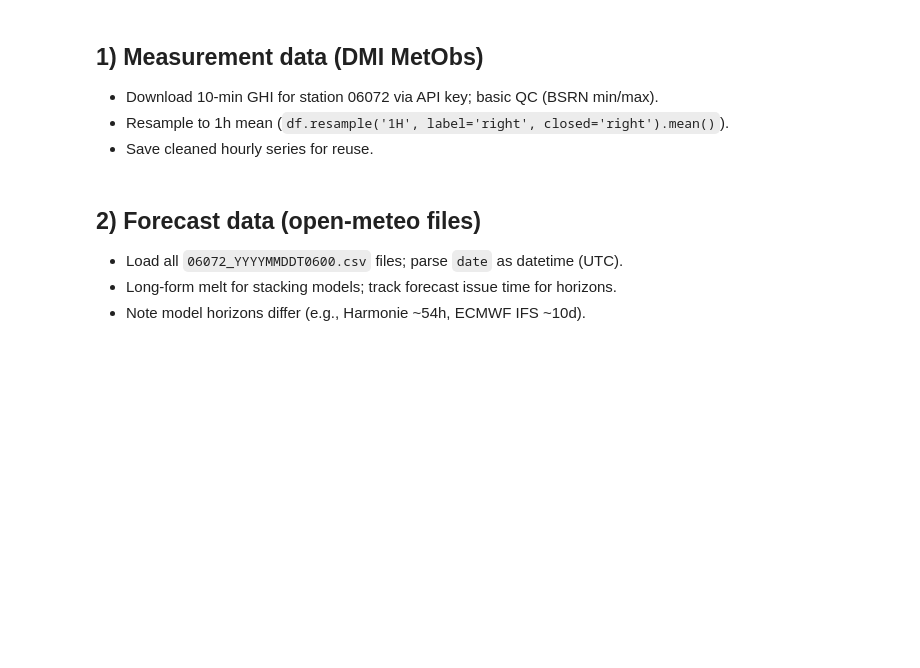
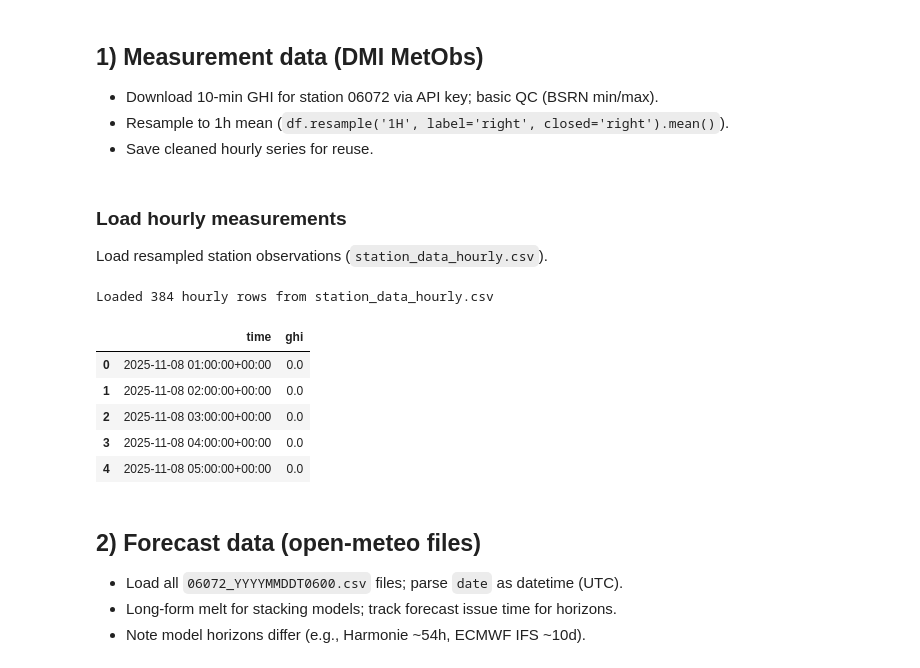
Before and after one commit to Louis2308/Solar-poster, a Jupyter notebook: Forcast_Comparison.ipynb, the cells around one changed output. Saved outputs shown, nothing was run; the diff lists cells and outputs as text; code cells hidden in the pictures; blank space fills up the shorter version.

```diff
--- a/Forcast_Comparison.ipynb
+++ b/Forcast_Comparison.ipynb
@@ -14,6 +14,25 @@
 - Download 10-min GHI for station 06072 via API key; basic QC (BSRN min/max).
 - Resample to 1h mean (`df.resample('1H', label='right', closed='right').mean()`).
 - Save cleaned hourly series for reuse.
+# %% [markdown]
+
+### Load hourly measurements
+Load resampled station observations (`station_data_hourly.csv`).
+# %%
+
+obs_path = Path('station_data_hourly.csv')
+obs_hourly = pd.read_csv(obs_path, parse_dates=['time'])
+
+print(f'Loaded {len(obs_hourly)} hourly rows from {obs_path}')
+display(obs_hourly.head())
+# %% [output]
+Loaded 384 hourly rows from station_data_hourly.csv
+|  | time | ghi |
+| 0 | 2025-11-08 01:00:00+00:00 | 0.0 |
+| 1 | 2025-11-08 02:00:00+00:00 | 0.0 |
+| 2 | 2025-11-08 03:00:00+00:00 | 0.0 |
+| 3 | 2025-11-08 04:00:00+00:00 | 0.0 |
+| 4 | 2025-11-08 05:00:00+00:00 | 0.0 |
 # %% [markdown]
 
 ## 2) Forecast data (open-meteo files)
```
Also changed, not shown: parts of 2 cells of this notebook.
